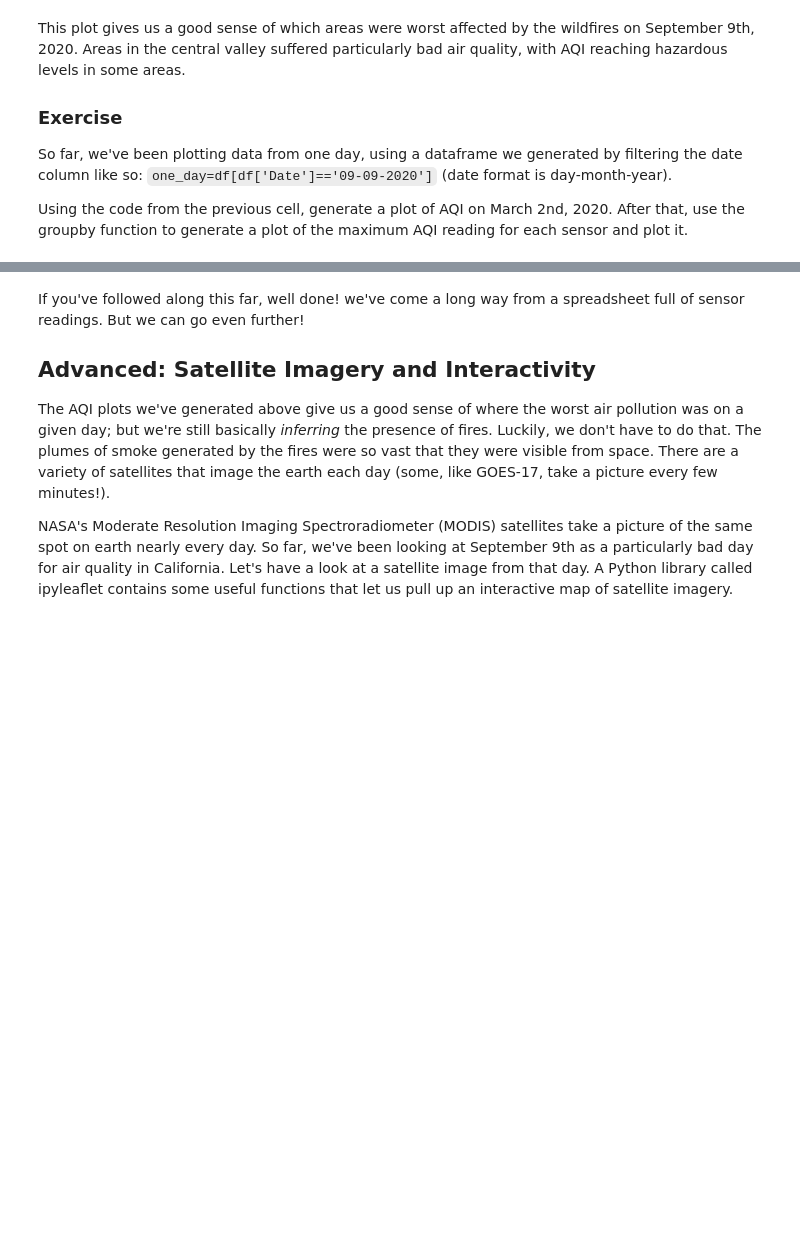
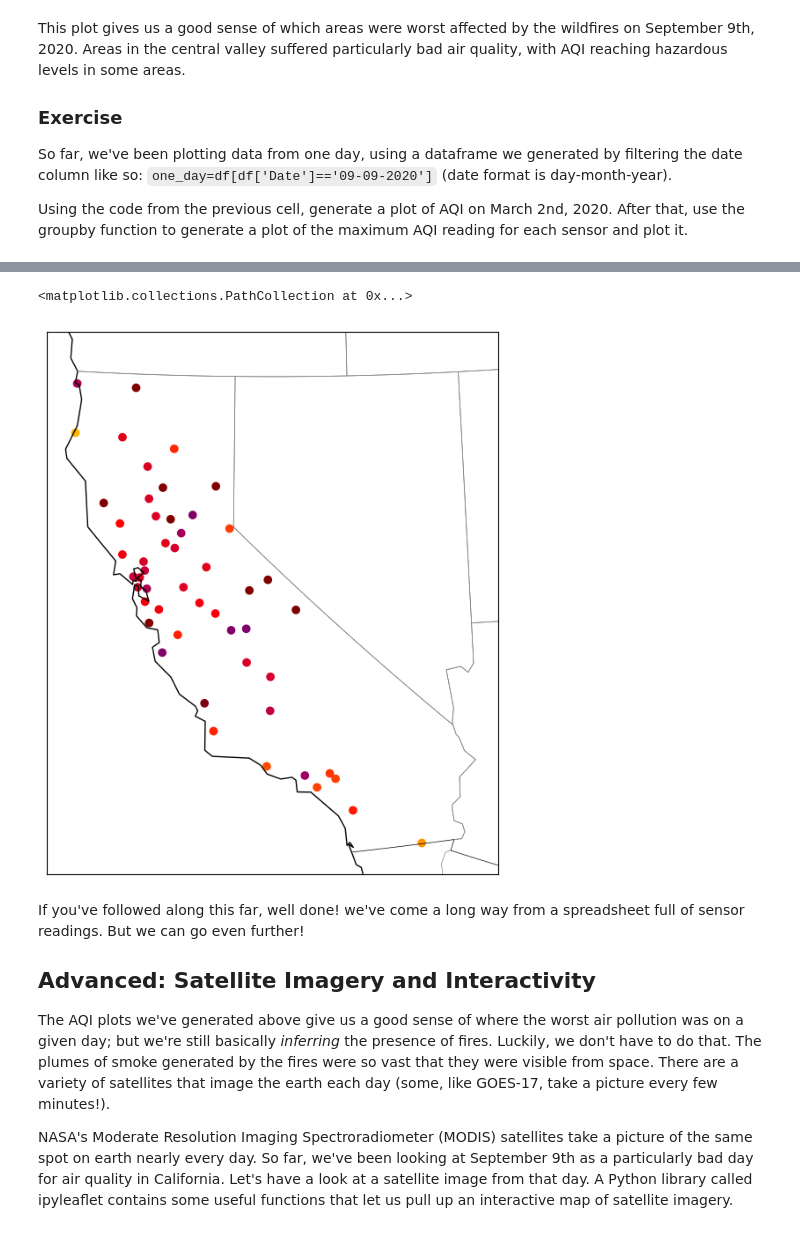
Before and after one commit to ella-tek/qm2, a Jupyter notebook: notebooks/W03. Spatial Data.ipynb, the cells around one changed output, grey strips where cells are left out. Saved outputs shown, nothing was run; the diff lists cells and outputs as text; code cells hidden in the pictures; blank space fills up the shorter version.

```diff
--- a/notebooks/W03. Spatial Data.ipynb
+++ b/notebooks/W03. Spatial Data.ipynb
@@ -365,3 +416,25 @@ Using the code from the previous cell, generate a plot of AQI on March 2nd, 2020
+# %%
+maxsize = df.loc[df.groupby('COUNTY')['AQI'].idxmax()]
+
+map = Basemap(projection='lcc', resolution='l',
+            lat_0=37.5, lon_0=-119,
+            width=1E6, height=1.2E6)
+
+map.drawcoastlines(color='black')
+map.drawcountries(color='black')
+map.drawstates(color='gray')
+
+map.scatter(
+      maxsize['longitude'],
+      maxsize['latitude'],
+      latlon=True,
+      c=maxsize['AQI'], # We're adding that
+      cmap=aqi_colors,
+      vmin=0,
+      vmax=300)
+# %% [output]
+<matplotlib.collections.PathCollection at 0x...>
+[figure, added]
 # %% [markdown]
 If you've followed along this far, well done! we've come a long way from a spreadsheet full of sensor readings. But we can go even further!
 
```
Also changed, not shown: parts of 14 cells of this notebook.
